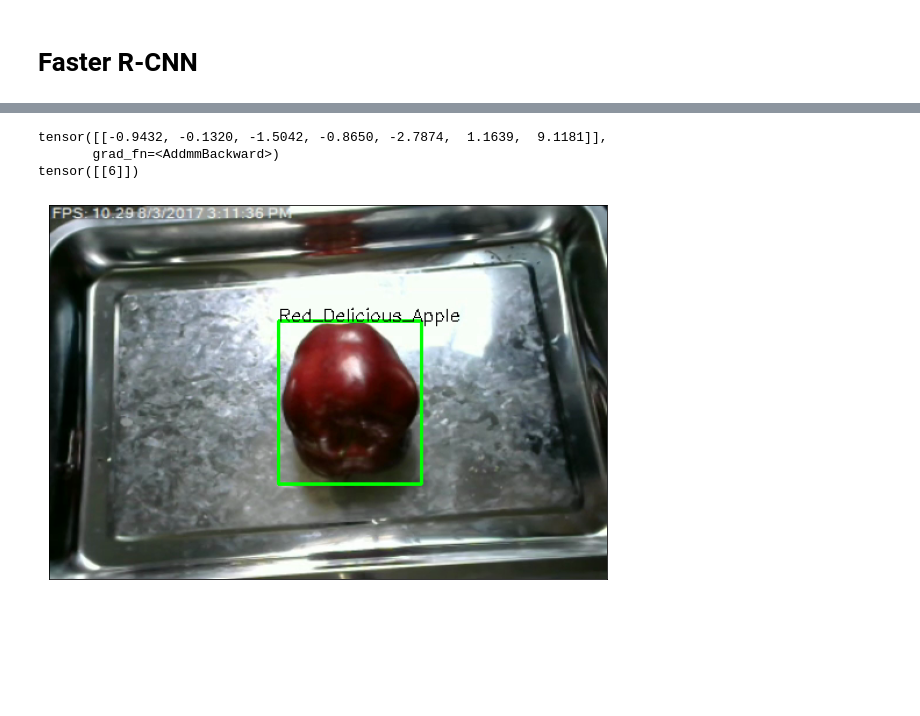
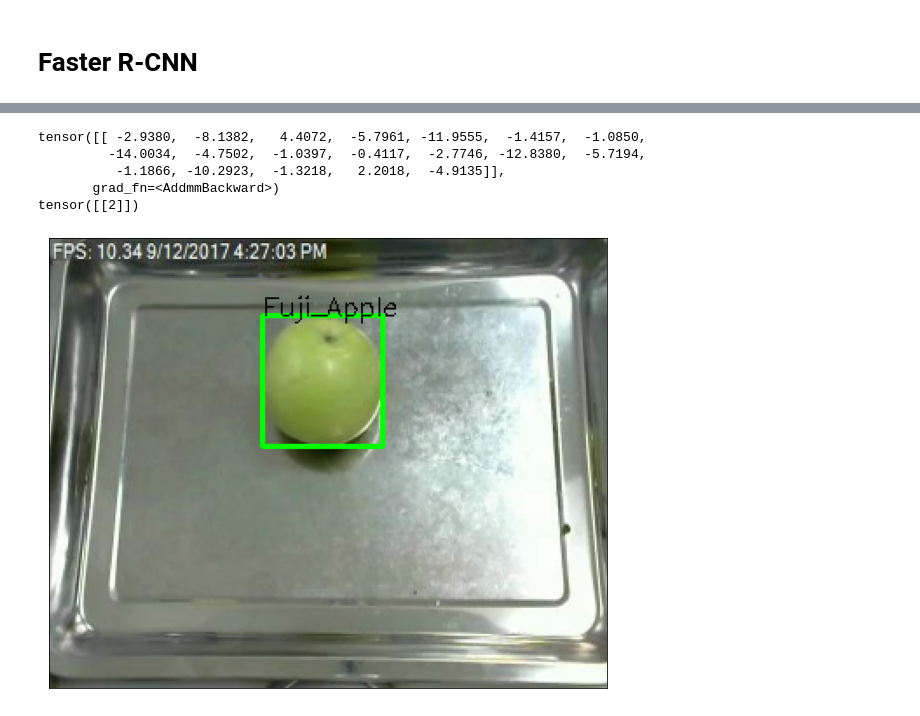
Before and after one commit to SupermarketAutomationAI/bounding_box, a Jupyter notebook: SupermarketAI_BoundingBox_V3.ipynb, the cells around one changed output, grey strips where cells are left out. Drawn from its saved outputs; the diff is of its cells as text; code cells hidden in the pictures; blank space fills up the shorter version.

```diff
--- a/SupermarketAI_BoundingBox_V3.ipynb
+++ b/SupermarketAI_BoundingBox_V3.ipynb
@@ -649,13 +635,0 @@ model_classes_file.close()
-# %%
-#config_path='config/yolov3.cfg'
-#weights_path='yolov3.weights'
-class_path = model_class_info_file_path
-img_size=224
-conf_thres=0.8
-nms_thres=0.4
-# Load model and weights
-model = SupermarketAI_V2DS_V1_Model
-model.cuda()
-model.eval()
-classes = classes#utils.load_classes(class_path)
-Tensor = torch.cuda.FloatTensor
@@ -680,15 +635,0 @@ def detect_image(img, model):
-# %%
-parent_dir = "/root/datasets/V2_combinedDS"
-train_dir = os.path.join(parent_dir, 'train/')
-train_data = datasets.ImageFolder(train_dir, transform=data_CC_transform)
-train_loader = torch.utils.data.DataLoader(train_data, batch_size=1)
-img_path = train_loader.dataset.imgs[0][0]
-prev_time = time.time()
-#img = Image.open(img_path)
-n = 0
-for img, label in iter(train_loader):
-    print(img.shape)
-    detections = detect_image(img, model)
-    if (n > 1):
-      break
-    n += 1
@@ -774,11 +656,8 @@ def get_prediction(img_path, threshold):
 # %%
-def object_detection_api(img_path, model, threshold=0.5, rect_th=2, text_size=0.5, text_th=1):
+def object_detection_api(img_path, model, classes, threshold=0.5, rect_th=2, text_size=0.5, text_th=1):
   boxes = get_prediction(img_path, threshold) # Get predictions, took out 'pred_cls' after boxes
   img = cv2.imread(img_path) # Read image with cv2
   img = cv2.cvtColor(img, cv2.COLOR_BGR2RGB) # Convert to RGB
-
-  classes = ['Banana', 'Fuji_Apple', 'Gala_Apple', 'Golden_Delicious_Apple', 'Granny_Smith_Apple', 'Orange',
-           'Red_Delicious_Apple']
 
   transform = T.Compose([T.ToTensor()])
   img_tensor = transform(img)
@@ -804,12 +683,15 @@ def object_detection_api(img_path, model, threshold=0.5, rect_th=2, text_size=0.
   plt.yticks([])
   plt.show()
 # %%
-img_path = "/root/datasets/V2_combinedDS/train/Red_Delicious_Apple/107Red Delicious Apple e01001107.png"
+#img_path = "/root/datasets/V2_combinedDS/train/Red_Delicious_Apple/107Red Delicious Apple e01001107.png"
 
-object_detection_api(img_path, SupermarketAI_V2DS_V1_Model, threshold=0.8)
-# Classifies all apples as red delicious apples?? Maybe an error in my code?
+img_path = "/root/datasets/V3_combined_all_DS/val/Granny_Smith_Apple/Granny Smith Apple 00151.png"
+
+object_detection_api(img_path, SupermarketAI_V2DS_V1_Model, classes=classes, threshold=0.8)
 # %% [output]
-tensor([[-0.9432, -0.1320, -1.5042, -0.8650, -2.7874,  1.1639,  9.1181]],
+tensor([[ -2.9380,  -8.1382,   4.4072,  -5.7961, -11.9555,  -1.4157,  -1.0850,
+         -14.0034,  -4.7502,  -1.0397,  -0.4117,  -2.7746, -12.8380,  -5.7194,
+          -1.1866, -10.2923,  -1.3218,   2.2018,  -4.9135]],
        grad_fn=<AddmmBackward>)
-tensor([[6]])
+tensor([[2]])
-[figure, old version]
+[figure, new version]
```
Also changed, not shown: parts of 8 cells of this notebook.
